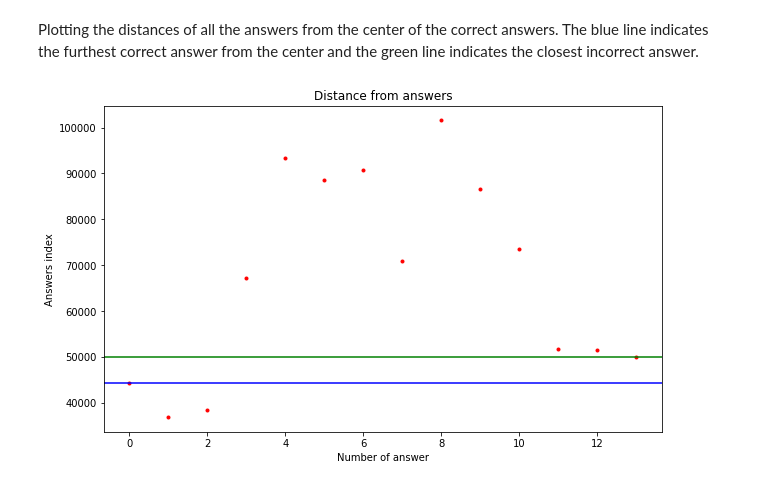
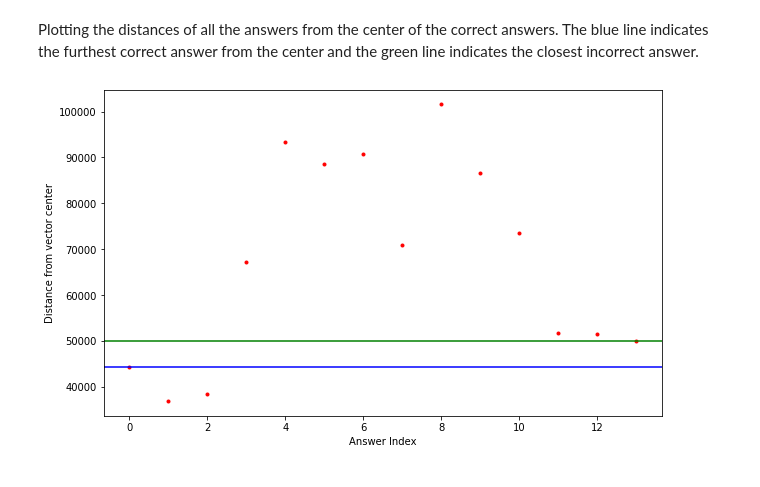
Before and after one commit to GGKara/NLP-Autograder-test, a Jupyter notebook: Bert_autograder.ipynb, the cells around one changed output. Drawn from its saved outputs; the diff is of its cells as text; code cells hidden in the pictures.

```diff
--- a/Bert_autograder.ipynb
+++ b/Bert_autograder.ipynb
@@ -108,12 +108,11 @@ Plotting the distances of all the answers from the center of the correct answers
 # %%
 fig,ax = plt.subplots(figsize = (10,6))
 ax.plot(np.arange(len(distances)),distances,'r.')
 ax.axhline(y=distances[0], color='b', linestyle='-')
 ax.axhline(y=distances[13], color='g', linestyle='-')
-ax.set_xlabel('Number of answer')
-ax.set_ylabel('Answers index')
-ax.set_title('Distance from answers')
+ax.set_xlabel('Answer Index')
+ax.set_ylabel('Distance from vector center')
 
 plt.show()
 # %% [output]
-[figure, old version]
+[figure, new version]
```
Also changed, not shown: parts of 1 cell of this notebook.
